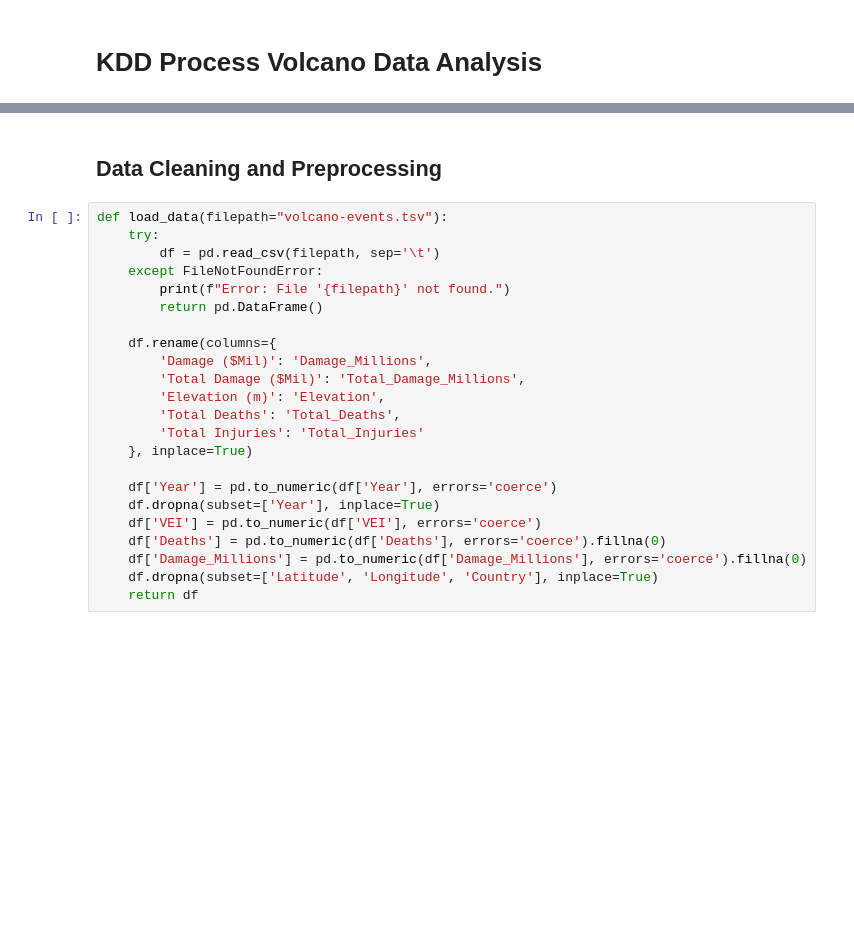
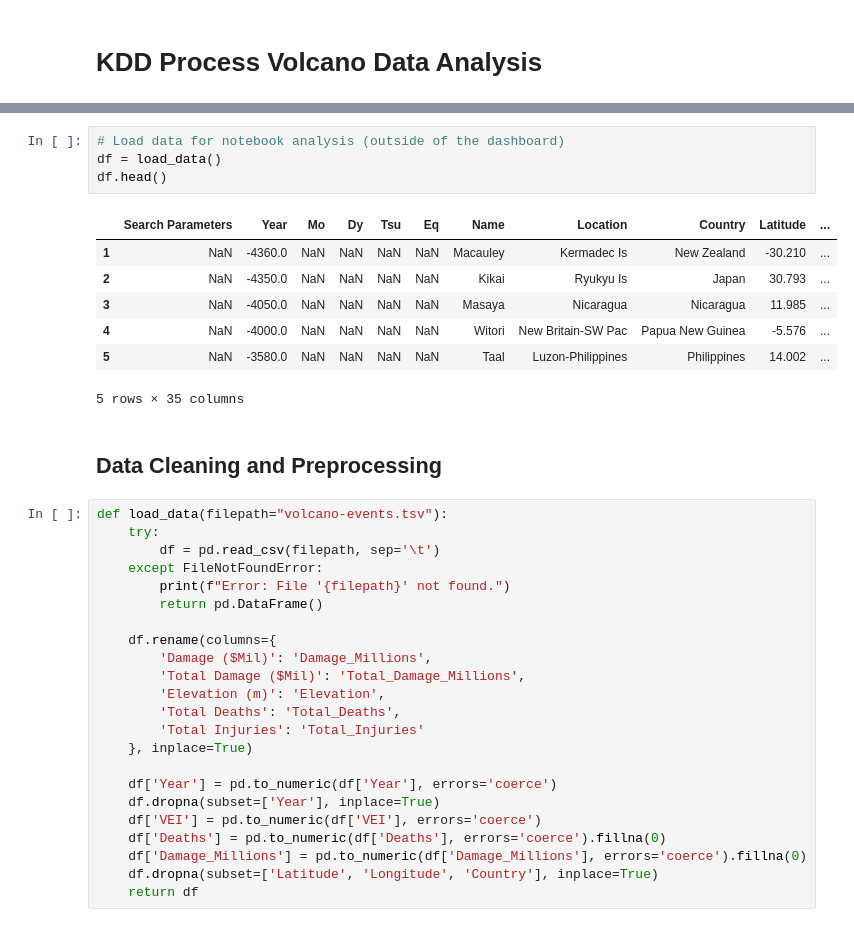
Before and after one commit to 3leopaul/KDD_Process_Volcano_Data_Analysis, a Jupyter notebook: main.ipynb, the cells around one changed output, grey strips where cells are left out. Cells and saved outputs as stored; diff of their text form; blank space fills up the shorter version.

Commit message:
Add updated temporal analysis notebook

```diff
--- a/main.ipynb
+++ b/main.ipynb
@@ -7,3 +24,15 @@ from dash import Dash, dcc, html, Input, Output
+# %%
+# Load data for notebook analysis (outside of the dashboard)
+df = load_data()
+df.head()
+# %% [output]
+|  | Search Parameters | Year | Mo | Dy | Tsu | Eq | Name | Location | Country | Latitude | ... |
+| 1 | NaN | -4360.0 | NaN | NaN | NaN | NaN | Macauley | Kermadec Is | New Zealand | -30.210 | ... |
+| 2 | NaN | -4350.0 | NaN | NaN | NaN | NaN | Kikai | Ryukyu Is | Japan | 30.793 | ... |
+| 3 | NaN | -4050.0 | NaN | NaN | NaN | NaN | Masaya | Nicaragua | Nicaragua | 11.985 | ... |
+| 4 | NaN | -4000.0 | NaN | NaN | NaN | NaN | Witori | New Britain-SW Pac | Papua New Guinea | -5.576 | ... |
+| 5 | NaN | -3580.0 | NaN | NaN | NaN | NaN | Taal | Luzon-Philippines | Philippines | 14.002 | ... |
+5 rows × 35 columns
 # %% [markdown]
 ## Data Cleaning and Preprocessing
 # %%
```
Also changed, not shown: parts of 14 cells of this notebook.
